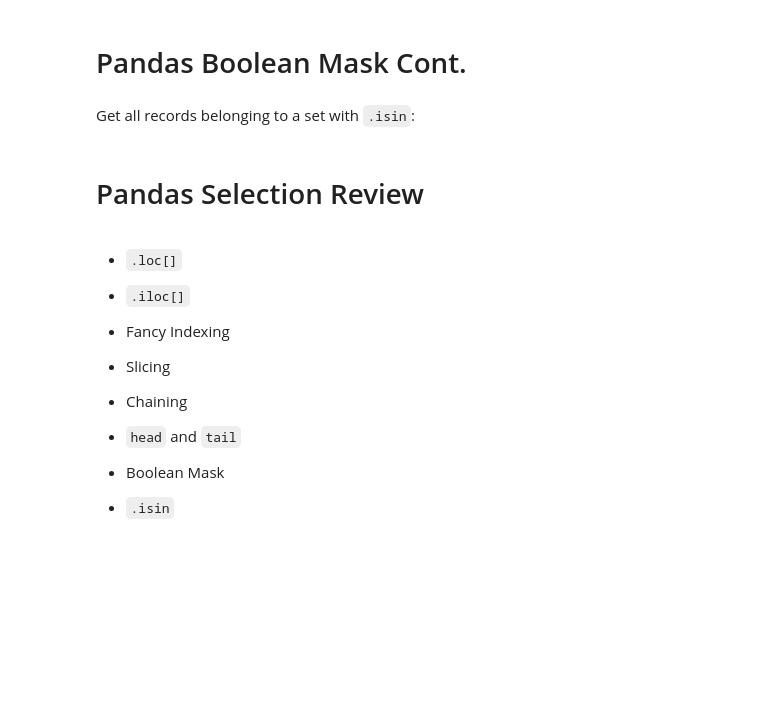
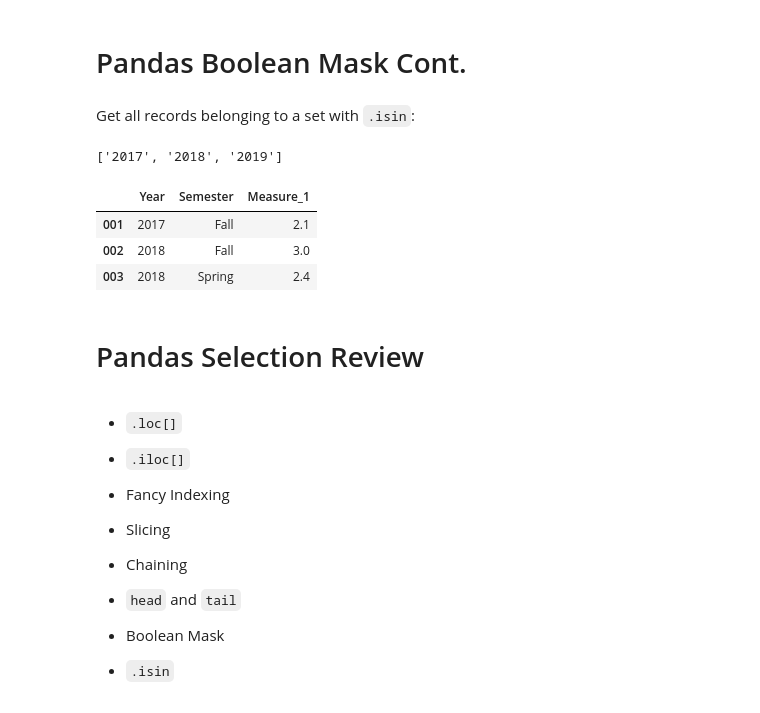
Before and after one commit to jayatgp/eods-f2025, a Jupyter notebook: notebooks/eods-week03-pandas_visualization_dataexploration.ipynb, the cells around one changed output. Saved outputs shown, nothing was run; the diff lists cells and outputs as text; code cells hidden in the pictures; blank space fills up the shorter version.

```diff
--- a/notebooks/eods-week03-pandas_visualization_dataexploration.ipynb
+++ b/notebooks/eods-week03-pandas_visualization_dataexploration.ipynb
@@ -188,10 +192,10 @@ display(df)
 # %% [markdown]
 # Pandas DataFrame Cont.
 # %%
-data = [[2017,'Fall',2.1],
+data = np.array([[2017,'Fall',2.1],
         [2018,'Fall',3.0],
         [2018,'Spring',2.4],
-        [2019,'Fall',1.9]]
+        [2019,'Fall',1.9]])
 # %%
 df = pd.DataFrame(data,
                    columns=['Year','Semester','Measure_1'],
@@ -406,8 +528,17 @@ df.loc[df.Semester.eq('Fall') & df.Year.lt(2019)]
 # Pandas Boolean Mask Cont.
 # %% [markdown]
 Get all records belonging to a set with `.isin`:
+# %%
+[str(l) for l in range(2017, 2020)]
+# %% [output]
+['2017', '2018', '2019']
 # %%
-df.loc[df.Year.isin(np.array(range(2017, 2020)))]
+df.loc[df.Year.isin(np.array([str(l) for l in range(2017, 2019)]))]
+# %% [output]
+|  | Year | Semester | Measure_1 |
+| 001 | 2017 | Fall | 2.1 |
+| 002 | 2018 | Fall | 3.0 |
+| 003 | 2018 | Spring | 2.4 |
 # %% [markdown]
 # Pandas Selection Review
 # %% [markdown]
```
Also changed, not shown: parts of 112 cells of this notebook, 6 other files.
